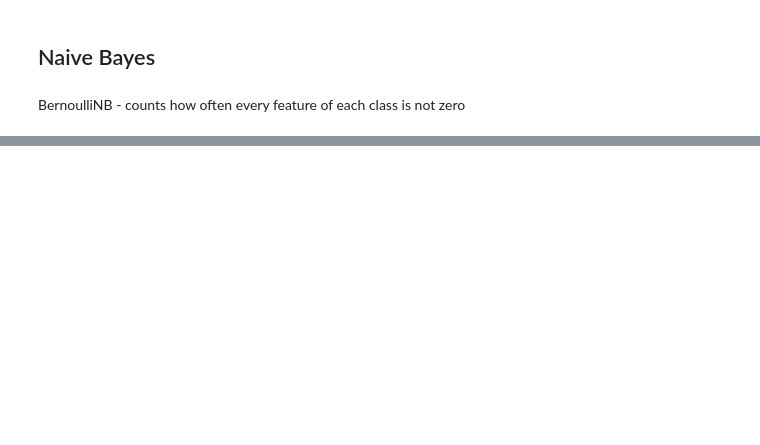
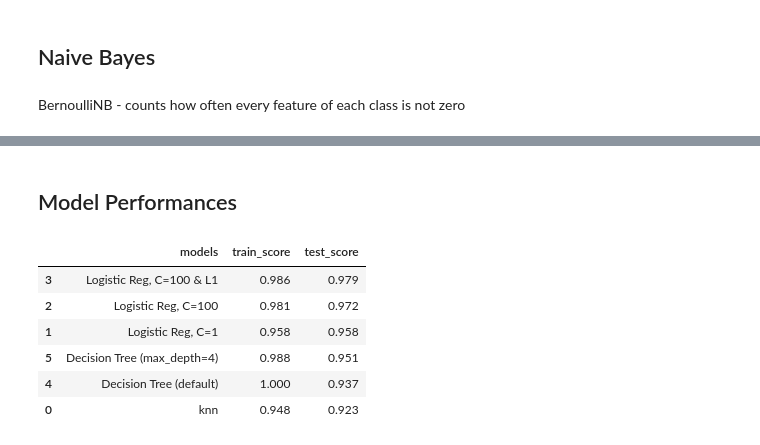
Before and after one commit to abhaykukade/ml_model_evaluation, a Jupyter notebook: supervised_classification.ipynb, the cells around one changed output, grey strips where cells are left out. Drawn from its saved outputs; the diff is of its cells as text; code cells hidden in the pictures; blank space fills up the shorter version.

```diff
--- a/supervised_classification.ipynb
+++ b/supervised_classification.ipynb
@@ -302,0 +338,4 @@ Feature counts:
+# %%
+scores['models'].append('Decision Tree (default)')
+scores['train_score'].append(tree.score(X_train, y_train))
+scores['test_score'].append(tree.score(X_test, y_test))
@@ -302,0 +352,4 @@ Feature counts:
+# %%
+scores['models'].append('Decision Tree (max_depth=4)')
+scores['train_score'].append(tree.score(X_train, y_train))
+scores['test_score'].append(tree.score(X_test, y_test))
@@ -302,0 +441,15 @@ Feature counts:
+# %% [markdown]
+## Model Performances
+# %%
+scores_df = pd.DataFrame(data=scores)
+scores_df = scores_df.round(3)
+scores_df = scores_df.sort_values(by=['test_score', 'train_score'], ascending=False)
+scores_df
+# %% [output]
+|  | models | train_score | test_score |
+| 3 | Logistic Reg, C=100 & L1 | 0.986 | 0.979 |
+| 2 | Logistic Reg, C=100 | 0.981 | 0.972 |
+| 1 | Logistic Reg, C=1 | 0.958 | 0.958 |
+| 5 | Decision Tree (max_depth=4) | 0.988 | 0.951 |
+| 4 | Decision Tree (default) | 1.000 | 0.937 |
+| 0 | knn | 0.948 | 0.923 |
```
Also changed, not shown: parts of 32 cells of this notebook, 1 other file.
